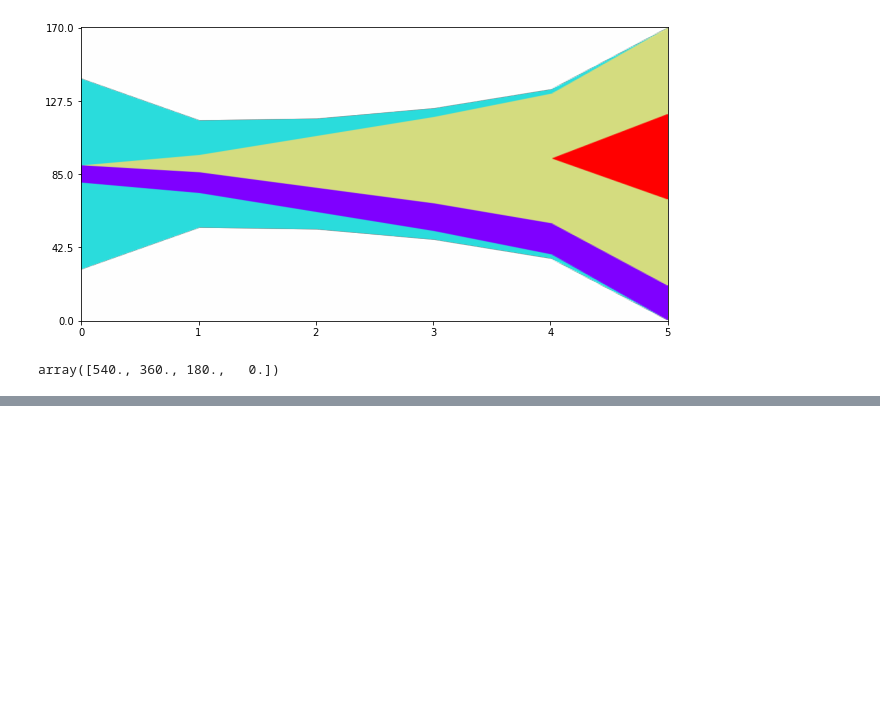
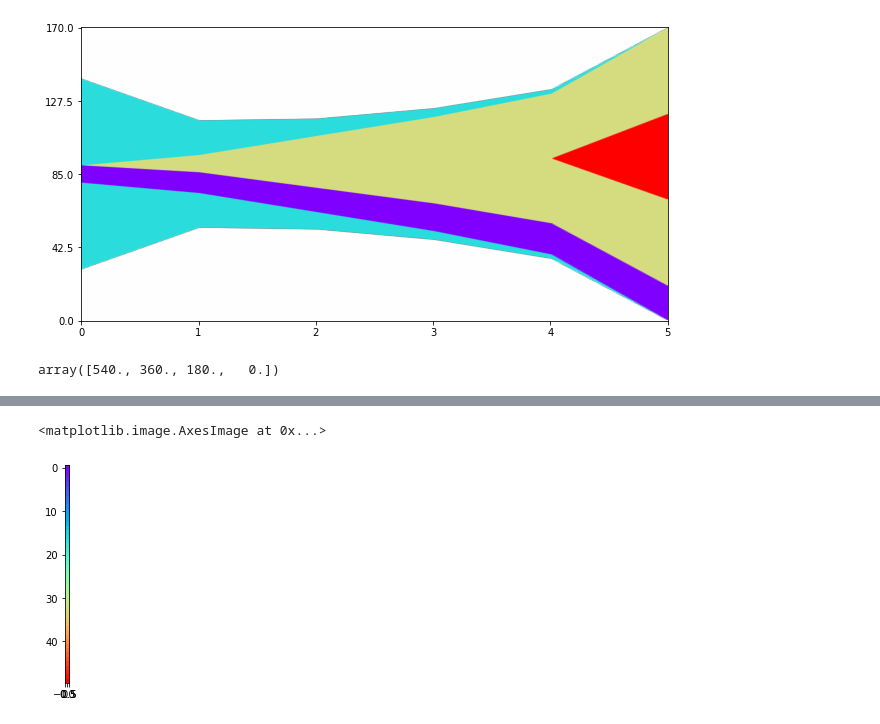
Before and after one commit to schwarzlab-ccb/SimChA, a Jupyter notebook: notebooks/fish_plot.ipynb, the cells around one changed output, grey strips where cells are left out. Cells and saved outputs as stored; diff of their text form; code cells hidden in the pictures; blank space fills up the shorter version.

```diff
--- a/notebooks/fish_plot.ipynb
+++ b/notebooks/fish_plot.ipynb
@@ -265,0 +330,5 @@ array([540., 360., 180.,   0.])
+# %%
+plt.imshow(np.expand_dims(np_array, axis=1))
+# %% [output]
+<matplotlib.image.AxesImage at 0x...>
+[figure, added]
```
Also changed, not shown: parts of 10 cells of this notebook, 1 other file.
